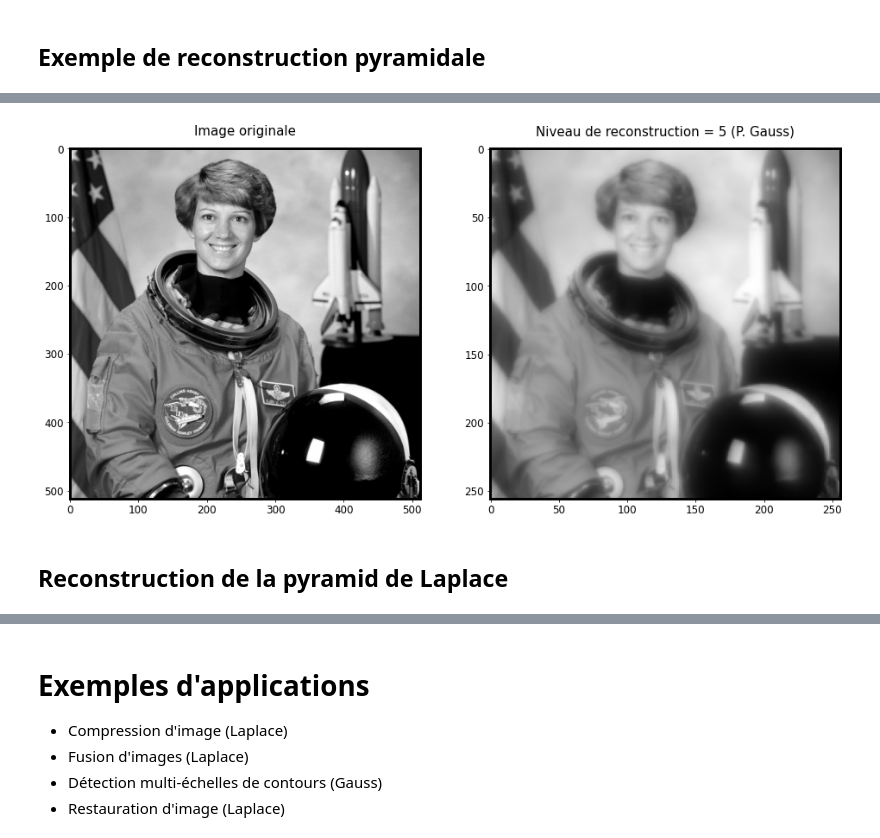
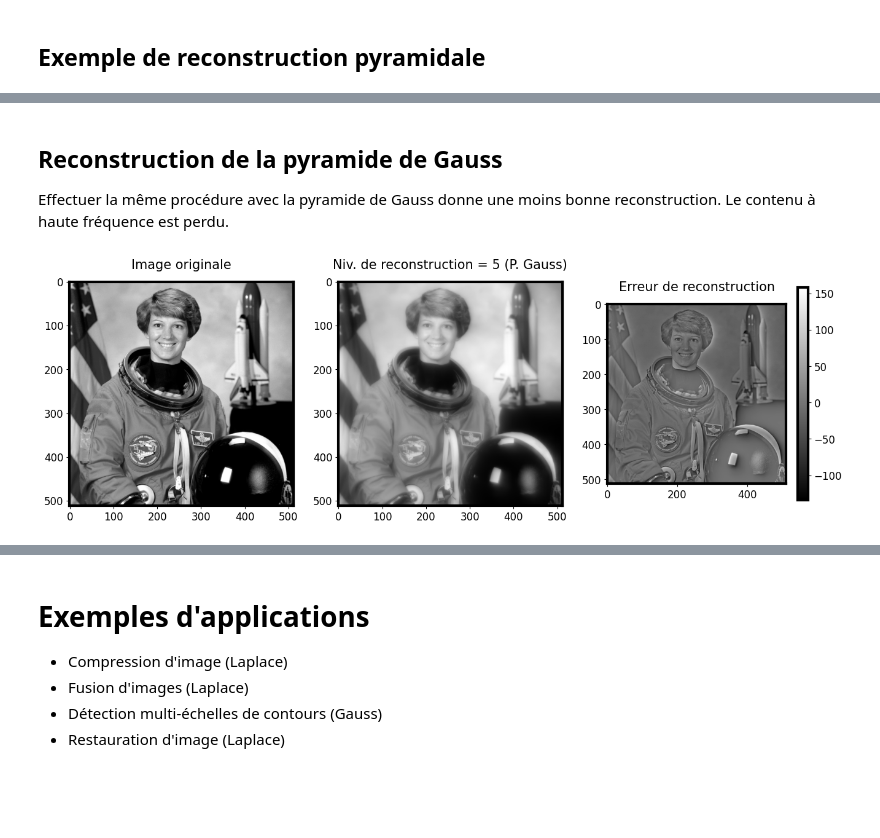
Before and after one commit to evaalonsoortiz/ELE8812-demos, a Jupyter notebook: Demos/Lesson 8/Leçon_8_Demo_AnalysePyramidale.ipynb, the cells around one changed output, grey strips where cells are left out. Cells and saved outputs as stored; diff of their text form; code cells hidden in the pictures; blank space fills up the shorter version.

Commit message:
remise 6
- demo analyse pyramidale
- demo 1D signal decomposition
- demo debruitage compression

```diff
--- a/Demos/Lesson 8/Leçon_8_Demo_AnalysePyramidale.ipynb
+++ b/Demos/Lesson 8/Leçon_8_Demo_AnalysePyramidale.ipynb
@@ -127,10 +145,10 @@ def decomposition_apr(img, k=1):
     return img_approx, img_prediction, img_residu
 # %%
 def display_pyramid_iteration(img, img_approx, img_prediction, img_residual, j):
-    plt.subplot(141); plt.imshow(img); plt.title('Image originale (j={})'.format(nombre_de_niveaux - j))
-    plt.subplot(142); plt.imshow(img_approx); plt.title(u'Image approximée (j={})'.format(nombre_de_niveaux - j + 1))
-    plt.subplot(143); plt.imshow(img_prediction); plt.title(u'Image prédite (j={})'.format(nombre_de_niveaux - j))
-    plt.subplot(144); plt.imshow(img_residu); plt.title(u'Résidu (j={})'.format(nombre_de_niveaux - j))
+    plt.subplot(141); plt.imshow(img); plt.title('Image originale (Niv. {})'.format(nombre_de_niveaux - j))
+    plt.subplot(142); plt.imshow(img_approx); plt.title(u'Image approximée (Niv. {})'.format(nombre_de_niveaux - j -1))
+    plt.subplot(143); plt.imshow(img_prediction); plt.title(u'Image prédite (Niv. {})'.format(nombre_de_niveaux - j))
+    plt.subplot(144); plt.imshow(img_residu); plt.title(u'Résidu (Niv. {})'.format(nombre_de_niveaux - j))
     plt.show()
 # %%
 ## Exemple de décomposition pyramidale à plusieurs niveaux
@@ -212,11 +245,14 @@ def reconstruct_pyramid(pyramid, level):
+# %% [markdown]
+## Reconstruction de la pyramide de Gauss
+
+Effectuer la même procédure avec la pyramide de Gauss donne une moins bonne reconstruction. Le contenu à haute fréquence est perdu.
 # %%
-niveau = 5
+niveau = 6
 img_r = reconstruct_pyramid(pyramid_gaussian, niveau)
 
-plt.subplot(121); plt.imshow(image); plt.title('Image originale')
-plt.subplot(122); plt.imshow(img_r); plt.title('Niveau de reconstruction = {} (P. Gauss)'.format(niveau));
+plt.subplot(131); plt.imshow(image); plt.title('Image originale')
+plt.subplot(132); plt.imshow(img_r); plt.title('Niv. de reconstruction = {} (P. Gauss)'.format(niveau-1));
+plt.subplot(133); plt.imshow(image - (img_r/np.max(img_r))*255); plt.colorbar(shrink = 0.5); plt.title('Erreur de reconstruction');
 plt.show()
 # %% [output]
-[figure, old version]
+[figure, new version]
-# %% [markdown]
-## Reconstruction de la pyramid de Laplace
```
Also changed, not shown: parts of 32 cells of this notebook, 4 other files.
